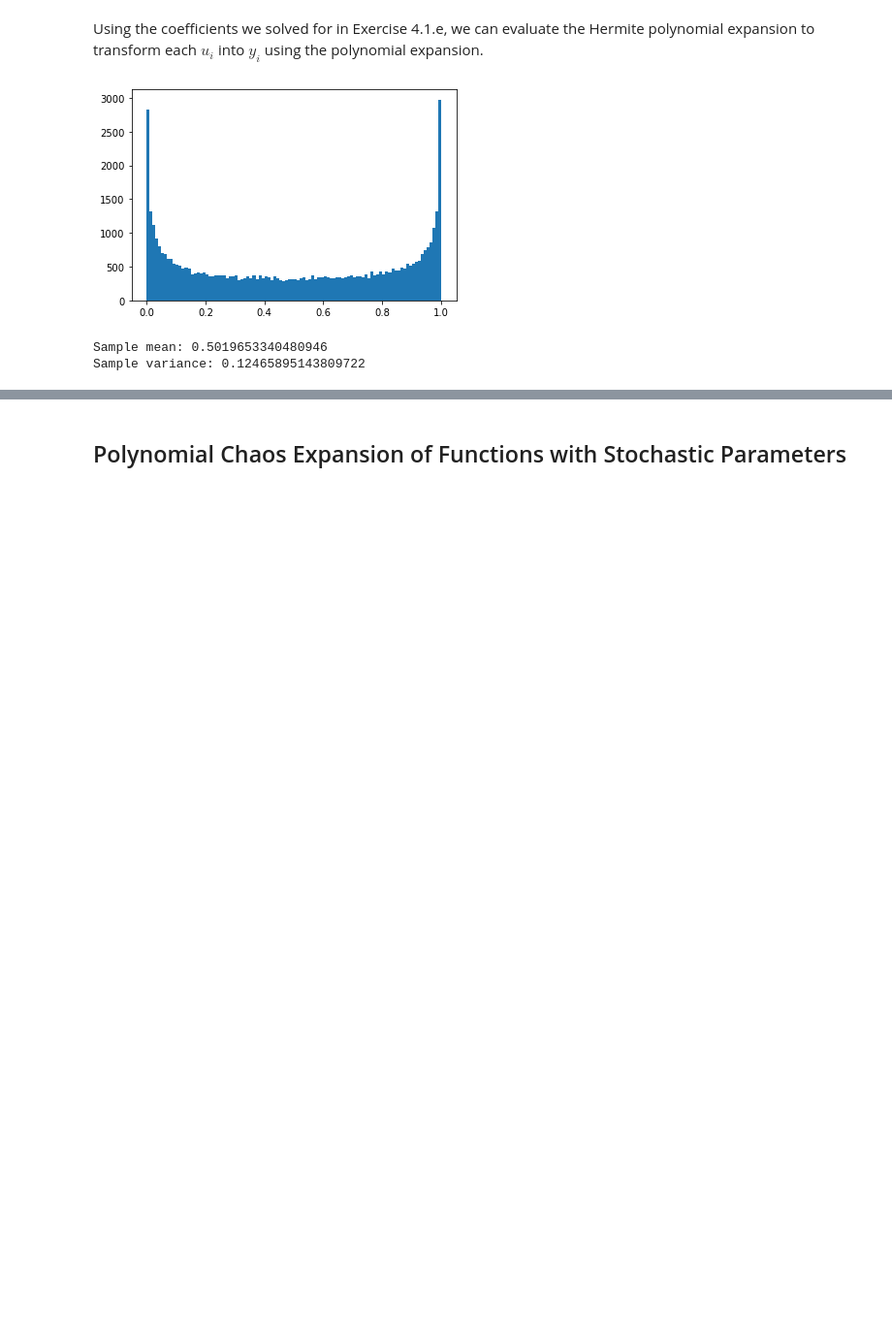
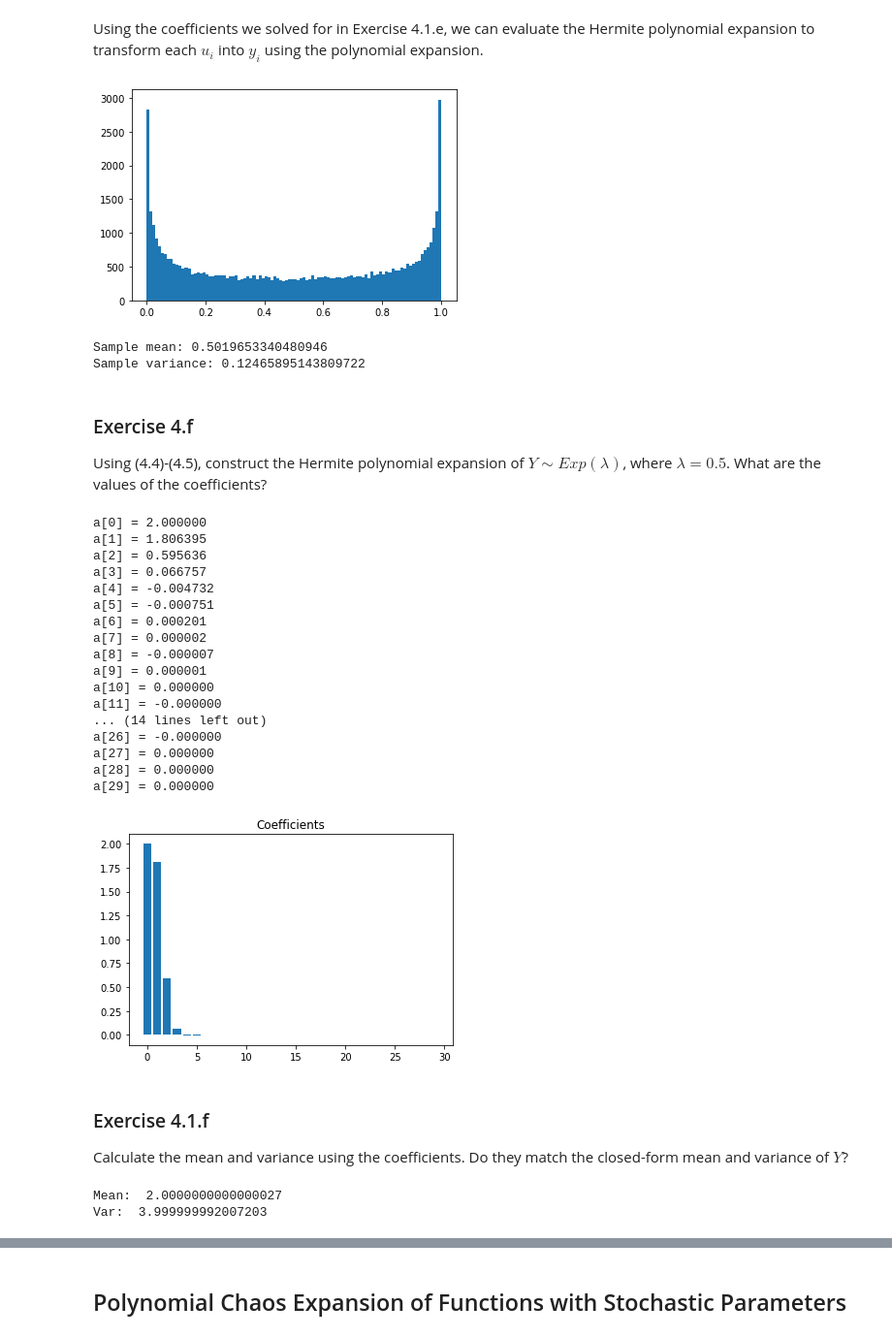
Before and after one commit to dcline1/PolynomialChaos, a Jupyter notebook: ClinePCE.ipynb, the cells around one changed output, grey strips where cells are left out. Shown at 97% size. Drawn from its saved outputs; the diff is of its cells as text; code cells hidden in the pictures; blank space fills up the shorter version.

```diff
--- a/ClinePCE.ipynb
+++ b/ClinePCE.ipynb
@@ -668,3 +671,49 @@ print('Sample variance:', np.var(f_tilde))
 [figure]
 Sample mean: 0.5019653340480946
 Sample variance: 0.12465895143809722
+# %% [markdown]
+### Exercise 4.f
+
+Using (4.4)-(4.5), construct the Hermite polynomial expansion of $Y \sim Exp(\lambda)$, where $\lambda = 0.5$. What are the values of the coefficients?
+# %%
+p = 30
+
+lam = 0.5
+f_inv = lambda u : expon.ppf(u, scale=1.0/lam)
+
+a = find_coef_u(f_inv, p)
+for i in range(p):
+    print('a[%d] = %f' % (i, a[i]))
+
+plt.bar(range(len(a)), a)
+plt.title('Coefficients')
+plt.show()
+# %% [output]
+a[0] = 2.000000
+a[1] = 1.806395
+a[2] = 0.595636
+a[3] = 0.066757
+a[4] = -0.004732
+a[5] = -0.000751
+a[6] = 0.000201
+a[7] = 0.000002
+a[8] = -0.000007
+a[9] = 0.000001
+a[10] = 0.000000
+a[11] = -0.000000
+... (14 lines left out)
+a[26] = -0.000000
+a[27] = 0.000000
+a[28] = 0.000000
+a[29] = 0.000000
+[figure, added]
+# %% [markdown]
+### Exercise 4.1.f
+
+Calculate the mean and variance using the coefficients. Do they match the closed-form mean and variance of $Y$?
+# %%
+print('Mean: ', mean(a))
+print('Var: ', var(a))
+# %% [output]
+Mean:  2.0000000000000027
+Var:  3.999999992007203
```
Also changed, not shown: parts of 18 cells of this notebook, 2 other files.
